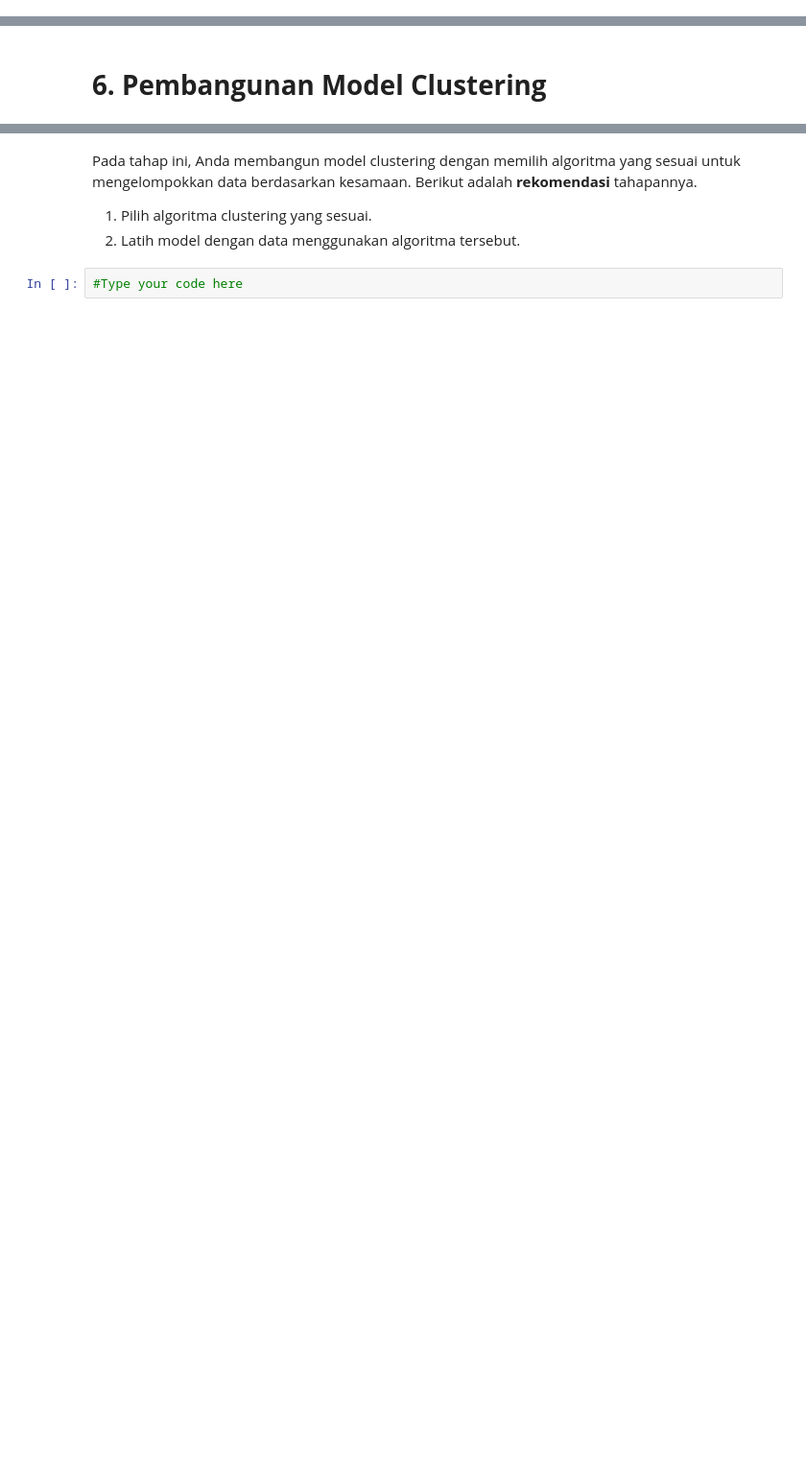
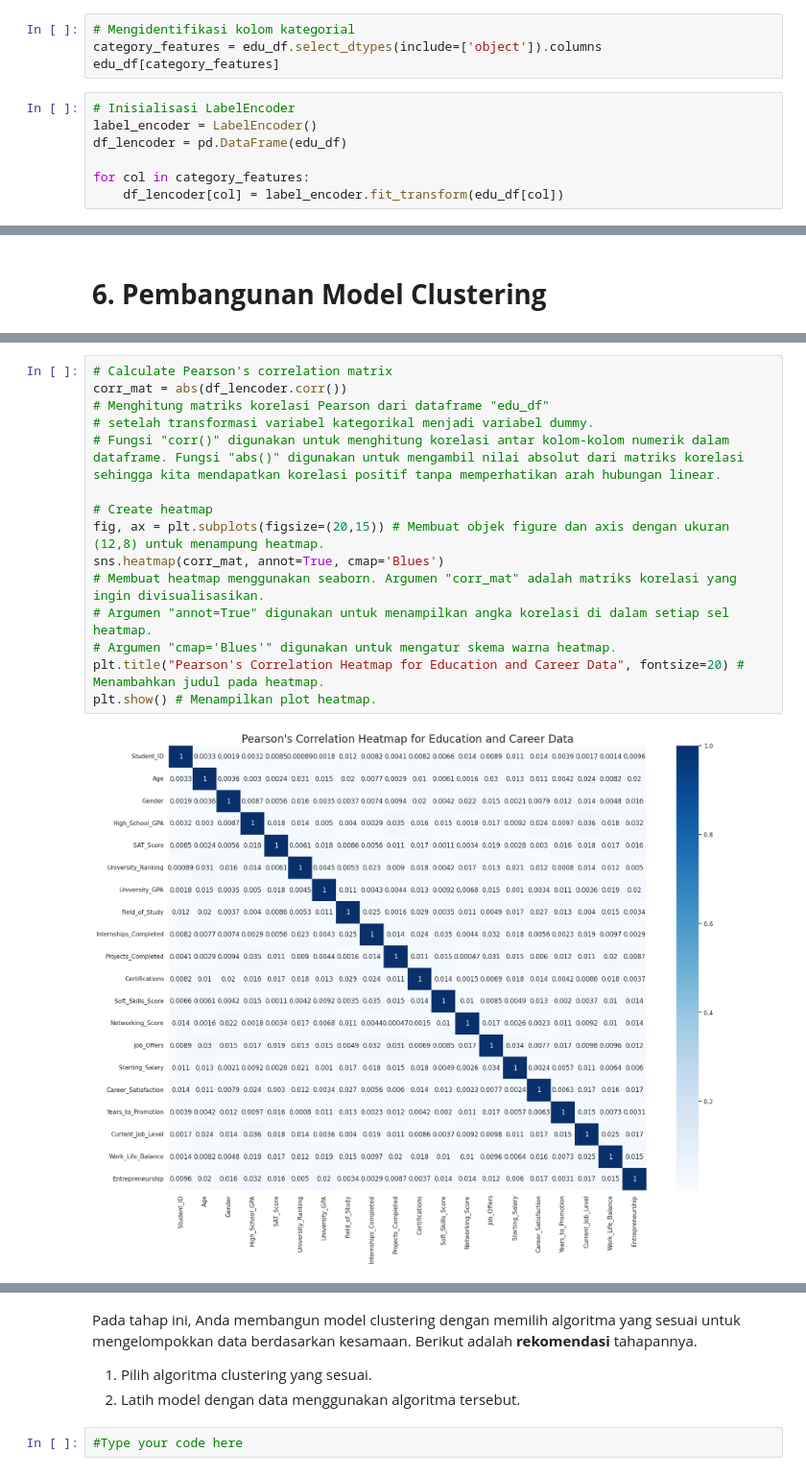
Before and after one commit to Nurwidi130603/Learn-ML-Education-Career-Succsees, a Jupyter notebook: [Clustering]_Submission_Akhir_BMLP_Nurwidi Bagus Amiryunanto_(Updated).ipynb, the cells around one changed output, grey strips where cells are left out. Shown at 96% size. Saved outputs shown, nothing was run; the diff lists cells and outputs as text; blank space fills up the shorter version.

```diff
--- a/[Clustering]_Submission_Akhir_BMLP_Nurwidi Bagus Amiryunanto_(Updated).ipynb
+++ b/[Clustering]_Submission_Akhir_BMLP_Nurwidi Bagus Amiryunanto_(Updated).ipynb
@@ -192,0 +191,11 @@ Cukup sesuaikan dengan karakteristik data yang kamu gunakan yah.
+# %%
+# Mengidentifikasi kolom kategorial
+category_features = edu_df.select_dtypes(include=['object']).columns
+edu_df[category_features]
+# %%
+# Inisialisasi LabelEncoder
+label_encoder = LabelEncoder()
+df_lencoder = pd.DataFrame(edu_df)
+
+for col in category_features:
+    df_lencoder[col] = label_encoder.fit_transform(edu_df[col])
@@ -194,0 +212,17 @@ Cukup sesuaikan dengan karakteristik data yang kamu gunakan yah.
+# %%
+# Calculate Pearson's correlation matrix
+corr_mat = abs(df_lencoder.corr())
+# Menghitung matriks korelasi Pearson dari dataframe "edu_df"
+# setelah transformasi variabel kategorikal menjadi variabel dummy.
+# Fungsi "corr()" digunakan untuk menghitung korelasi antar kolom-kolom numerik dalam dataframe. Fungsi "abs()" digunakan untuk mengambil nilai absolut dari matriks korelasi sehingga kita mendapatkan korelasi positif tanpa memperhatikan arah hubungan linear.
+
+# Create heatmap
+fig, ax = plt.subplots(figsize=(20,15)) # Membuat objek figure dan axis dengan ukuran (12,8) untuk menampung heatmap.
+sns.heatmap(corr_mat, annot=True, cmap='Blues')
+# Membuat heatmap menggunakan seaborn. Argumen "corr_mat" adalah matriks korelasi yang ingin divisualisasikan.
+# Argumen "annot=True" digunakan untuk menampilkan angka korelasi di dalam setiap sel heatmap.
+# Argumen "cmap='Blues'" digunakan untuk mengatur skema warna heatmap.
+plt.title("Pearson's Correlation Heatmap for Education and Career Data", fontsize=20) # Menambahkan judul pada heatmap.
+plt.show() # Menampilkan plot heatmap.
+# %% [output]
+[figure, added]
```
Also changed, not shown: parts of 16 cells of this notebook.
